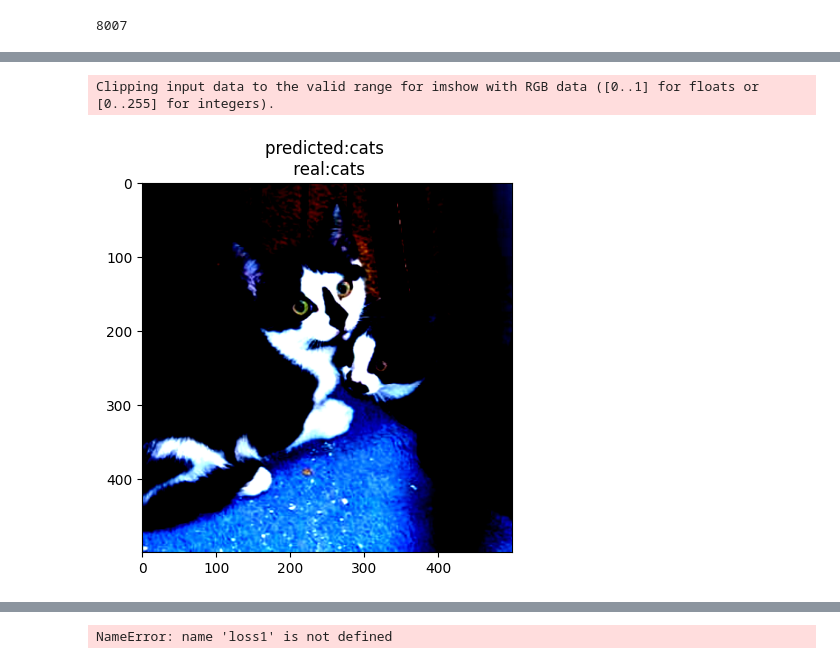
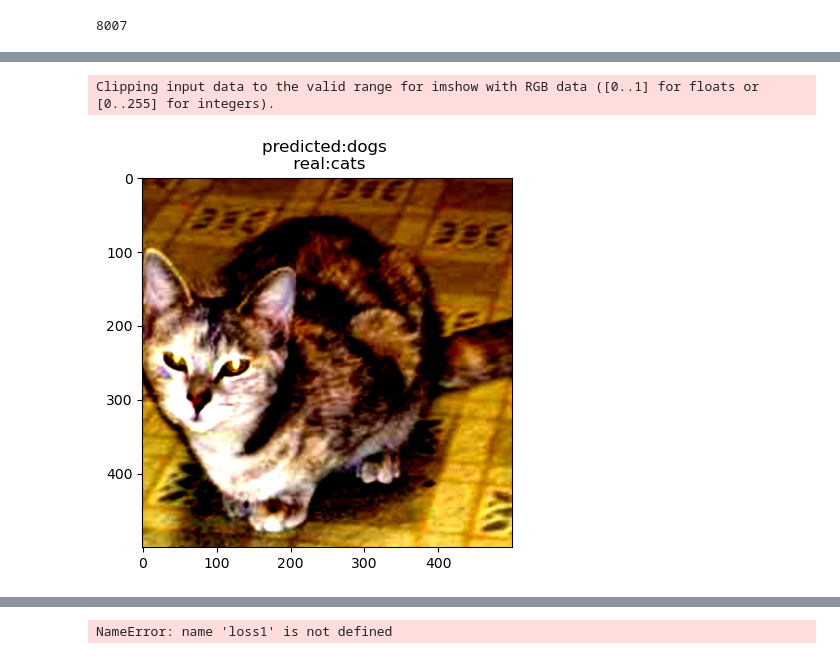
Before and after one commit to revanth2509/Cats_Dogs, a Jupyter notebook: model.ipynb, the cells around one changed output, grey strips where cells are left out. Cells and saved outputs as stored; diff of their text form; code cells hidden in the pictures.

```diff
--- a/model.ipynb
+++ b/model.ipynb
@@ -43,21 +43,24 @@ class CNN_model(nn.Module):
     def __init__(self):
         super().__init__()
         self.conv1 = nn.Conv2d(3, 6, 3, 1)
+        self.batch1 = nn.BatchNorm2d(6)
         self.conv2 = nn.Conv2d(6, 16, 3, 1)
+        self.batch2 = nn.BatchNorm2d(16)
         self.conv3 = nn.Conv2d(16, 24, 3, 1)
+        self.batch3 = nn.BatchNorm2d(24)
 
         self.fc1   = nn.Linear(24*60*60, 300)
         self.fc2   = nn.Linear(300, 200)
         self.fc3   = nn.Linear(200, 2)
 
     def forward(self, X):
-        X = F.relu(self.conv1(X))
+        X = self.batch1(F.relu(self.conv1(X)))
         X = F.max_pool2d(X, 2, 2)
 
-        X = F.relu(self.conv2(X))
+        X = self.batch2(F.relu(self.conv2(X)))
         X = F.max_pool2d(X, 2, 2)
 
-        X = F.relu(self.conv3(X))
+        X = self.batch3(F.relu(self.conv3(X)))
         X = F.max_pool2d(X, 2, 2)
 
         # print(X.shape)
@@ -65,12 +68,12 @@ class CNN_model(nn.Module):
 
         X = F.relu(self.fc1(X))
         X = F.relu(self.fc2(X))
-        X = self.fc3(X)
+        X = F.log_softmax(self.fc3(X) ,dim=1)
 
         return X
 # %%
 model = CNN_model()
-optim = torch.optim.Adam(params=model.parameters(),lr=0.001,betas=(0.98,0.988),weight_decay=0,eps=10e-8)
+optim = torch.optim.Adam(params=model.parameters(),lr=0.0001)
 loss = nn.CrossEntropyLoss()
 
 # hist,loss1 = training_loop(20,model=model,optimizer=optim,loss_fn=loss,train_loader=train_dataset_loader,valid_dl=valid_dataset_loader)
@@ -119,5 +131,5 @@ KeyboardInterrupt:
 # %%
-for epoch in range(20):
+for epoch in range(10):
     loss_train = 0
     for img, label in train_data:
         img = img.to(device)
@@ -140,5 +152,5 @@ for epoch in range(20):
     # print('{} Epoch {}, Training loss {}'.format(
     #     datetime.datetime.now(), epoch,
     #     loss_train / len(train_loader)))
-    print(f"Epoch [{epoch}/{20}] => loss: {loss1}")
+    print(f"Epoch [{epoch}/{10}] => loss: {loss1}")
 # %% [output]
@@ -169,7 +183,7 @@ test_transform = transforms.Compose([
                           [0.229, 0.224, 0.225])
 ])
 # %%
-test_path = "/home/revanth/cats_dogs/My-Projects/Cats_Dogs/Datasets/Cats_V1/test_set/test_set/"
+test_path = "C:\\Users\\revan\\Downloads\Cats_V1\\test_set\\test_set\\"
 batch = 128
 
 model_test_data = torchvision.datasets.ImageFolder(test_path,transform=test_transform)
@@ -177,25 +191,25 @@ test_data = DataLoader(model_test_data,batch_size=batch,shuffle=False)
 # %%
 with torch.no_grad():
     test = []
     predicted = []
 
     for img,label in test_data:
-        imgs = img[48].to(device)
-        labels = label[48].to(device)
+        imgs = img[50].to(device)
+        labels = label[50].to(device)
         test.append(labels)
         output_model = imgs.unsqueeze(0)
         # print(imgs.shape)
         output_model = model(output_model)
         # print(output_model)
         index = output_model.argmax()
         predicted.append(index)
         # imgs = torchvision.transforms.ToPILImage(imgs)
         plt.imshow(imgs.detach().cpu().numpy().transpose(1,2,0))
         plt.title(f"predicted:{ model_test_data.classes[index]} \n real:{ model_test_data.classes[labels]}")
         break
 # %% [output]
 Clipping input data to the valid range for imshow with RGB data ([0..1] for floats or [0..255] for integers).
-[figure, old version]
+[figure, new version]
 # %%
 with torch.no_grad():
     correct = 0
```
Also changed, not shown: parts of 6 cells of this notebook.
